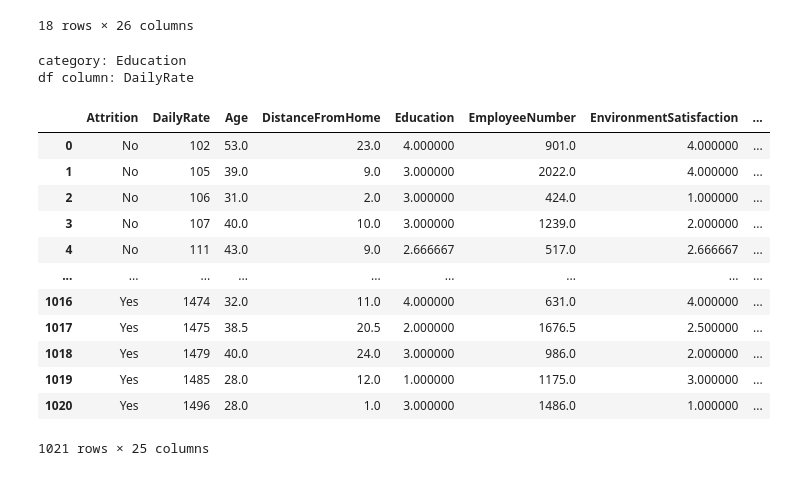
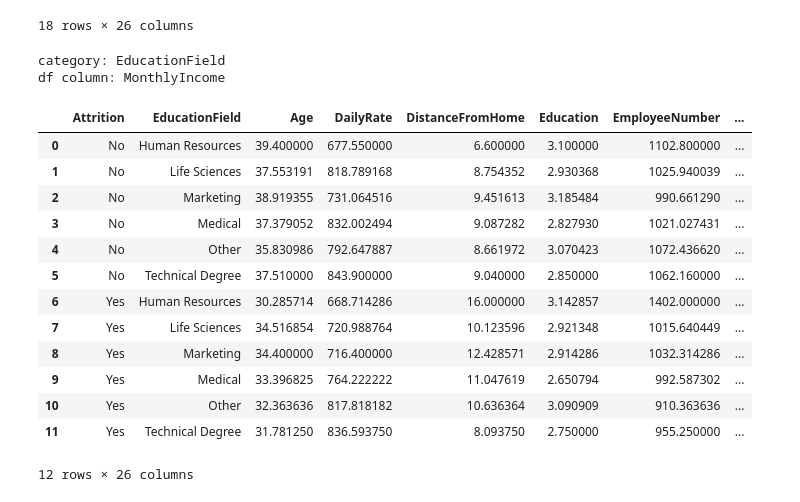
Before and after one commit to Jeff-Wince/GroupProj_Aakash_Jeff_Sonila_Stephanie, a Jupyter notebook: functions.ipynb, the cells around one changed output. Drawn from its saved outputs; the diff is of its cells as text; code cells hidden in the pictures.

```diff
--- a/functions.ipynb
+++ b/functions.ipynb
@@ -203,10 +203,10 @@ def education_linegraph(num):
 # %%
 def categorical_dataframes(num , y):
 
-    num = con[num]
+    num = cat[num]
     y = df_col[y]
 
-    cat_means = df.groupby(["Attrition", y]).mean()
+    cat_means = df.groupby(["Attrition", num]).mean()
     cat_means = cat_means.reset_index()
     cat_means
 
@@ -215,20 +215,21 @@ def categorical_dataframes(num , y):
 
     return cat_means
 # %%
-categorical_dataframes(3,3)
+categorical_dataframes(3,17)
 # %% [output]
-category: Education
-df column: DailyRate
+category: EducationField
+df column: MonthlyIncome
-|  | Attrition | DailyRate | Age | DistanceFromHome | Education | EmployeeNumber | EnvironmentSatisfaction | ... |
-| 0 | No | 102 | 53.0 | 23.0 | 4.000000 | 901.0 | 4.000000 | ... |
-| 1 | No | 105 | 39.0 | 9.0 | 3.000000 | 2022.0 | 4.000000 | ... |
-| 2 | No | 106 | 31.0 | 2.0 | 3.000000 | 424.0 | 1.000000 | ... |
-| 3 | No | 107 | 40.0 | 10.0 | 3.000000 | 1239.0 | 2.000000 | ... |
-| 4 | No | 111 | 43.0 | 9.0 | 2.666667 | 517.0 | 2.666667 | ... |
-| ... | ... | ... | ... | ... | ... | ... | ... | ... |
-| 1016 | Yes | 1474 | 32.0 | 11.0 | 4.000000 | 631.0 | 4.000000 | ... |
-| 1017 | Yes | 1475 | 38.5 | 20.5 | 2.000000 | 1676.5 | 2.500000 | ... |
-| 1018 | Yes | 1479 | 40.0 | 24.0 | 3.000000 | 986.0 | 2.000000 | ... |
-| 1019 | Yes | 1485 | 28.0 | 12.0 | 1.000000 | 1175.0 | 3.000000 | ... |
-| 1020 | Yes | 1496 | 28.0 | 1.0 | 3.000000 | 1486.0 | 1.000000 | ... |
+|  | Attrition | EducationField | Age | DailyRate | DistanceFromHome | Education | EmployeeNumber | ... |
+| 0 | No | Human Resources | 39.400000 | 677.550000 | 6.600000 | 3.100000 | 1102.800000 | ... |
+| 1 | No | Life Sciences | 37.553191 | 818.789168 | 8.754352 | 2.930368 | 1025.940039 | ... |
+| 2 | No | Marketing | 38.919355 | 731.064516 | 9.451613 | 3.185484 | 990.661290 | ... |
+| 3 | No | Medical | 37.379052 | 832.002494 | 9.087282 | 2.827930 | 1021.027431 | ... |
+| 4 | No | Other | 35.830986 | 792.647887 | 8.661972 | 3.070423 | 1072.436620 | ... |
+| 5 | No | Technical Degree | 37.510000 | 843.900000 | 9.040000 | 2.850000 | 1062.160000 | ... |
+| 6 | Yes | Human Resources | 30.285714 | 668.714286 | 16.000000 | 3.142857 | 1402.000000 | ... |
+| 7 | Yes | Life Sciences | 34.516854 | 720.988764 | 10.123596 | 2.921348 | 1015.640449 | ... |
+| 8 | Yes | Marketing | 34.400000 | 716.400000 | 12.428571 | 2.914286 | 1032.314286 | ... |
+| 9 | Yes | Medical | 33.396825 | 764.222222 | 11.047619 | 2.650794 | 992.587302 | ... |
+| 10 | Yes | Other | 32.363636 | 817.818182 | 10.636364 | 3.090909 | 910.363636 | ... |
+| 11 | Yes | Technical Degree | 31.781250 | 836.593750 | 8.093750 | 2.750000 | 955.250000 | ... |
-1021 rows × 25 columns
+12 rows × 26 columns
```
Also changed, not shown: parts of 15 cells of this notebook.
